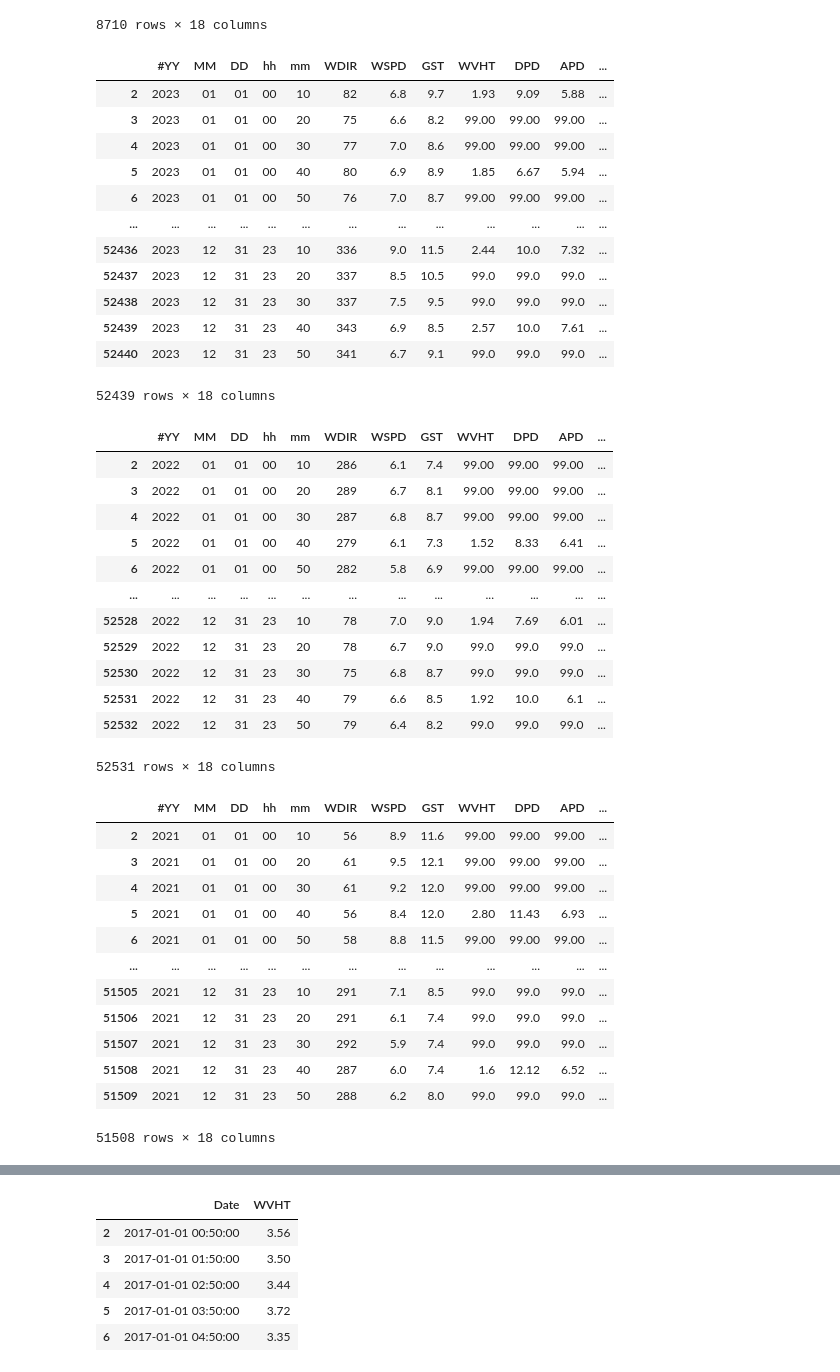
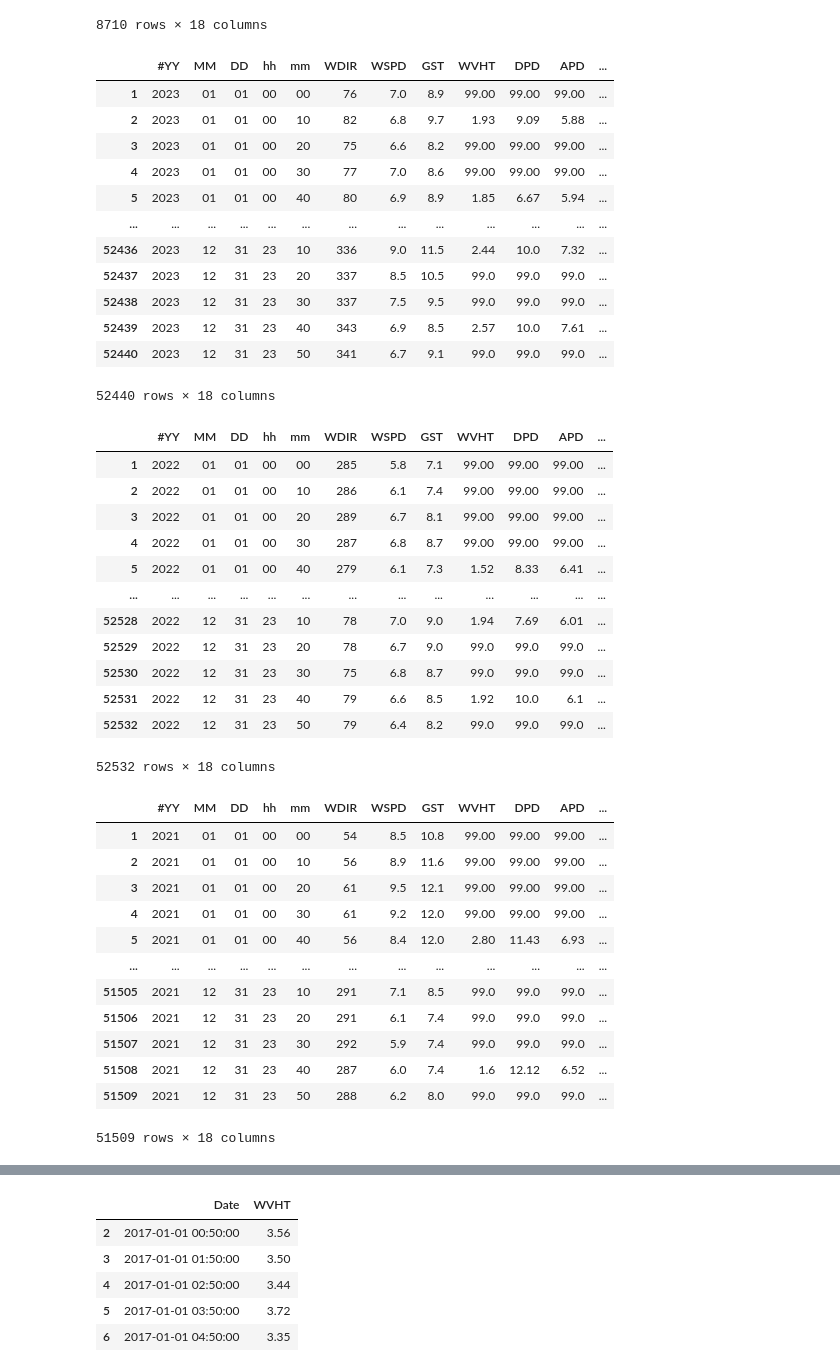
Before and after one commit to juniousnj/SPICE-2024, a Jupyter notebook: waveheight_tutorial.ipynb, the cells around one changed output, grey strips where cells are left out. Cells and saved outputs as stored; diff of their text form; code cells hidden in the pictures.

```diff
--- a/waveheight_tutorial.ipynb
+++ b/waveheight_tutorial.ipynb
@@ -323,54 +323,54 @@ df1_clean
 | 8711 | 2017 | 12 | 31 | 22 | 50 | 228 | 6.3 | 7.5 | 1.50 | 9.09 | 6.24 | ... |
 8710 rows × 18 columns
 # %%
-df_23_clean = df_23.iloc[2:] # dropping the first two rows
+df_23_clean = df_23.iloc[1:] # dropping the first two rows
 df_23_clean
 # %% [output]
 |  | #YY | MM | DD | hh | mm | WDIR | WSPD | GST | WVHT | DPD | APD | ... |
+| 1 | 2023 | 01 | 01 | 00 | 00 | 76 | 7.0 | 8.9 | 99.00 | 99.00 | 99.00 | ... |
 | 2 | 2023 | 01 | 01 | 00 | 10 | 82 | 6.8 | 9.7 | 1.93 | 9.09 | 5.88 | ... |
 | 3 | 2023 | 01 | 01 | 00 | 20 | 75 | 6.6 | 8.2 | 99.00 | 99.00 | 99.00 | ... |
 | 4 | 2023 | 01 | 01 | 00 | 30 | 77 | 7.0 | 8.6 | 99.00 | 99.00 | 99.00 | ... |
 | 5 | 2023 | 01 | 01 | 00 | 40 | 80 | 6.9 | 8.9 | 1.85 | 6.67 | 5.94 | ... |
-| 6 | 2023 | 01 | 01 | 00 | 50 | 76 | 7.0 | 8.7 | 99.00 | 99.00 | 99.00 | ... |
 | ... | ... | ... | ... | ... | ... | ... | ... | ... | ... | ... | ... | ... |
 | 52436 | 2023 | 12 | 31 | 23 | 10 | 336 | 9.0 | 11.5 | 2.44 | 10.0 | 7.32 | ... |
 | 52437 | 2023 | 12 | 31 | 23 | 20 | 337 | 8.5 | 10.5 | 99.0 | 99.0 | 99.0 | ... |
 | 52438 | 2023 | 12 | 31 | 23 | 30 | 337 | 7.5 | 9.5 | 99.0 | 99.0 | 99.0 | ... |
 | 52439 | 2023 | 12 | 31 | 23 | 40 | 343 | 6.9 | 8.5 | 2.57 | 10.0 | 7.61 | ... |
 | 52440 | 2023 | 12 | 31 | 23 | 50 | 341 | 6.7 | 9.1 | 99.0 | 99.0 | 99.0 | ... |
-52439 rows × 18 columns
+52440 rows × 18 columns
 # %%
-df_22_clean = df_22.iloc[2:] # dropping the first two rows
+df_22_clean = df_22.iloc[1:] # dropping the first two rows
 df_22_clean
 # %% [output]
 |  | #YY | MM | DD | hh | mm | WDIR | WSPD | GST | WVHT | DPD | APD | ... |
+| 1 | 2022 | 01 | 01 | 00 | 00 | 285 | 5.8 | 7.1 | 99.00 | 99.00 | 99.00 | ... |
 | 2 | 2022 | 01 | 01 | 00 | 10 | 286 | 6.1 | 7.4 | 99.00 | 99.00 | 99.00 | ... |
 | 3 | 2022 | 01 | 01 | 00 | 20 | 289 | 6.7 | 8.1 | 99.00 | 99.00 | 99.00 | ... |
 | 4 | 2022 | 01 | 01 | 00 | 30 | 287 | 6.8 | 8.7 | 99.00 | 99.00 | 99.00 | ... |
 | 5 | 2022 | 01 | 01 | 00 | 40 | 279 | 6.1 | 7.3 | 1.52 | 8.33 | 6.41 | ... |
-| 6 | 2022 | 01 | 01 | 00 | 50 | 282 | 5.8 | 6.9 | 99.00 | 99.00 | 99.00 | ... |
 | ... | ... | ... | ... | ... | ... | ... | ... | ... | ... | ... | ... | ... |
 | 52528 | 2022 | 12 | 31 | 23 | 10 | 78 | 7.0 | 9.0 | 1.94 | 7.69 | 6.01 | ... |
 | 52529 | 2022 | 12 | 31 | 23 | 20 | 78 | 6.7 | 9.0 | 99.0 | 99.0 | 99.0 | ... |
 | 52530 | 2022 | 12 | 31 | 23 | 30 | 75 | 6.8 | 8.7 | 99.0 | 99.0 | 99.0 | ... |
 | 52531 | 2022 | 12 | 31 | 23 | 40 | 79 | 6.6 | 8.5 | 1.92 | 10.0 | 6.1 | ... |
 | 52532 | 2022 | 12 | 31 | 23 | 50 | 79 | 6.4 | 8.2 | 99.0 | 99.0 | 99.0 | ... |
-52531 rows × 18 columns
+52532 rows × 18 columns
 # %%
-df_21_clean = df_21.iloc[2:] # dropping the first two rows
+df_21_clean = df_21.iloc[1:] # dropping the first two rows
 df_21_clean
 # %% [output]
 |  | #YY | MM | DD | hh | mm | WDIR | WSPD | GST | WVHT | DPD | APD | ... |
+| 1 | 2021 | 01 | 01 | 00 | 00 | 54 | 8.5 | 10.8 | 99.00 | 99.00 | 99.00 | ... |
 | 2 | 2021 | 01 | 01 | 00 | 10 | 56 | 8.9 | 11.6 | 99.00 | 99.00 | 99.00 | ... |
 | 3 | 2021 | 01 | 01 | 00 | 20 | 61 | 9.5 | 12.1 | 99.00 | 99.00 | 99.00 | ... |
 | 4 | 2021 | 01 | 01 | 00 | 30 | 61 | 9.2 | 12.0 | 99.00 | 99.00 | 99.00 | ... |
 | 5 | 2021 | 01 | 01 | 00 | 40 | 56 | 8.4 | 12.0 | 2.80 | 11.43 | 6.93 | ... |
-| 6 | 2021 | 01 | 01 | 00 | 50 | 58 | 8.8 | 11.5 | 99.00 | 99.00 | 99.00 | ... |
 | ... | ... | ... | ... | ... | ... | ... | ... | ... | ... | ... | ... | ... |
 | 51505 | 2021 | 12 | 31 | 23 | 10 | 291 | 7.1 | 8.5 | 99.0 | 99.0 | 99.0 | ... |
 | 51506 | 2021 | 12 | 31 | 23 | 20 | 291 | 6.1 | 7.4 | 99.0 | 99.0 | 99.0 | ... |
 | 51507 | 2021 | 12 | 31 | 23 | 30 | 292 | 5.9 | 7.4 | 99.0 | 99.0 | 99.0 | ... |
 | 51508 | 2021 | 12 | 31 | 23 | 40 | 287 | 6.0 | 7.4 | 1.6 | 12.12 | 6.52 | ... |
 | 51509 | 2021 | 12 | 31 | 23 | 50 | 288 | 6.2 | 8.0 | 99.0 | 99.0 | 99.0 | ... |
-51508 rows × 18 columns
+51509 rows × 18 columns
 # %%
```
Also changed, not shown: parts of 32 cells of this notebook.
